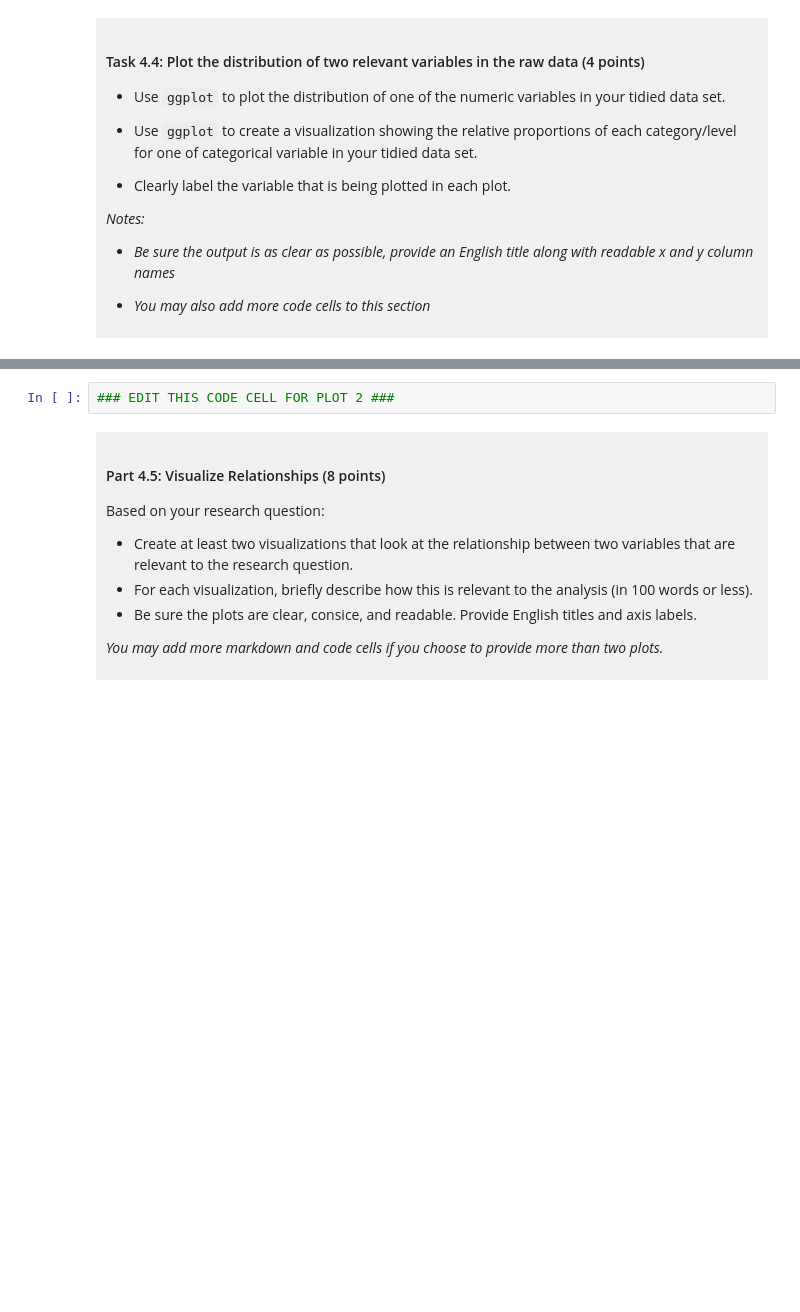
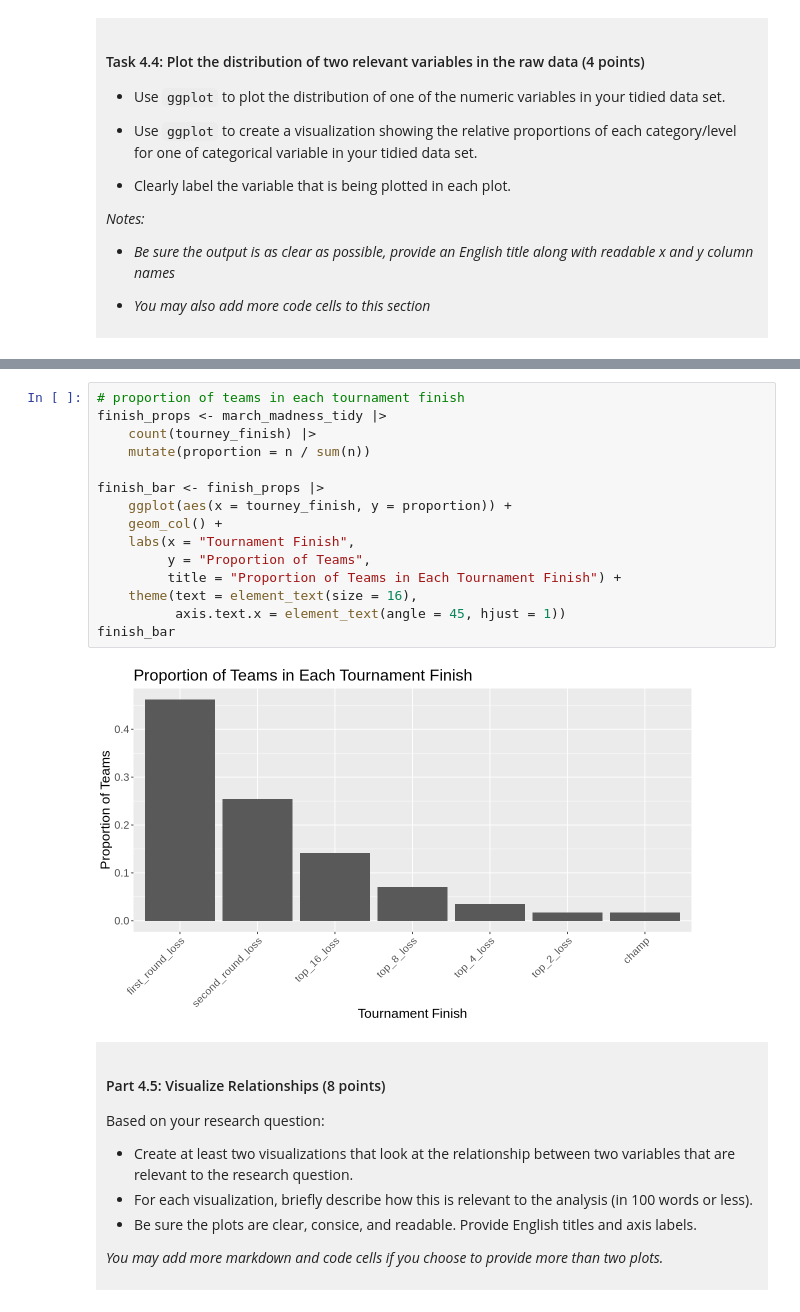
Before and after one commit to amitojmahl1/dsci-100-project-amitoj-mahl-f26, a Jupyter notebook: dsci-100-project-notebook.ipynb, the cells around one changed output, grey strips where cells are left out. Cells and saved outputs as stored; diff of their text form; blank space fills up the shorter version.

```diff
--- a/dsci-100-project-notebook.ipynb
+++ b/dsci-100-project-notebook.ipynb
@@ -318,5 +364,20 @@ You will refine your research question (if needed) and produce a tidy data set.
 # %%
-### EDIT THIS CODE CELL FOR PLOT 2 ###
+# proportion of teams in each tournament finish
+finish_props <- march_madness_tidy |>
+    count(tourney_finish) |>
+    mutate(proportion = n / sum(n))
+
+finish_bar <- finish_props |>
+    ggplot(aes(x = tourney_finish, y = proportion)) +
+    geom_col() +
+    labs(x = "Tournament Finish",
+         y = "Proportion of Teams",
+         title = "Proportion of Teams in Each Tournament Finish") +
+    theme(text = element_text(size = 16),
+          axis.text.x = element_text(angle = 45, hjust = 1))
+finish_bar
+# %% [output]
+[figure, added]
 # %% [markdown]
 <div style="background-color: #f0f0f0; padding: 10px;">
 
```
Also changed, not shown: parts of 9 cells of this notebook.
